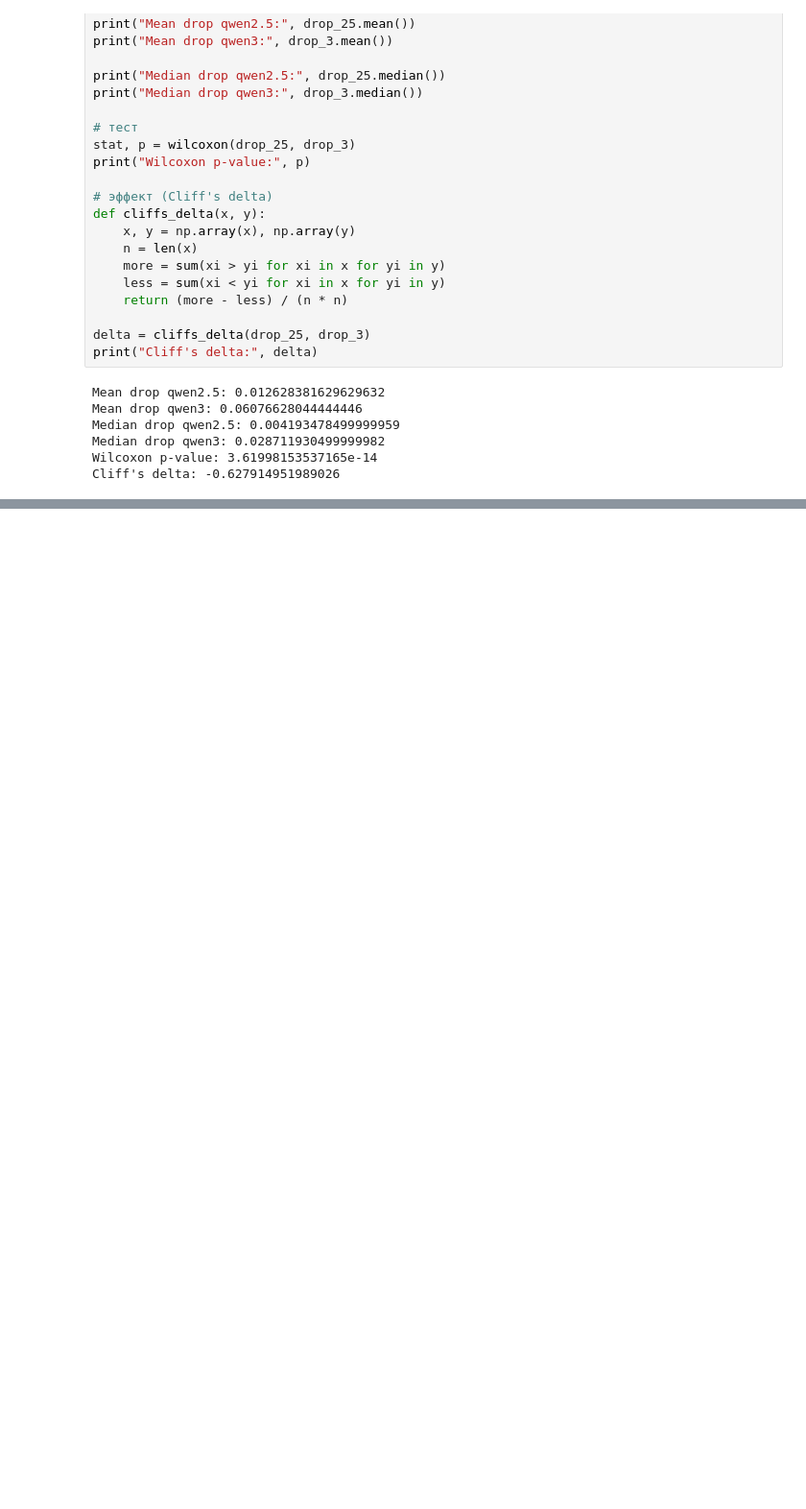
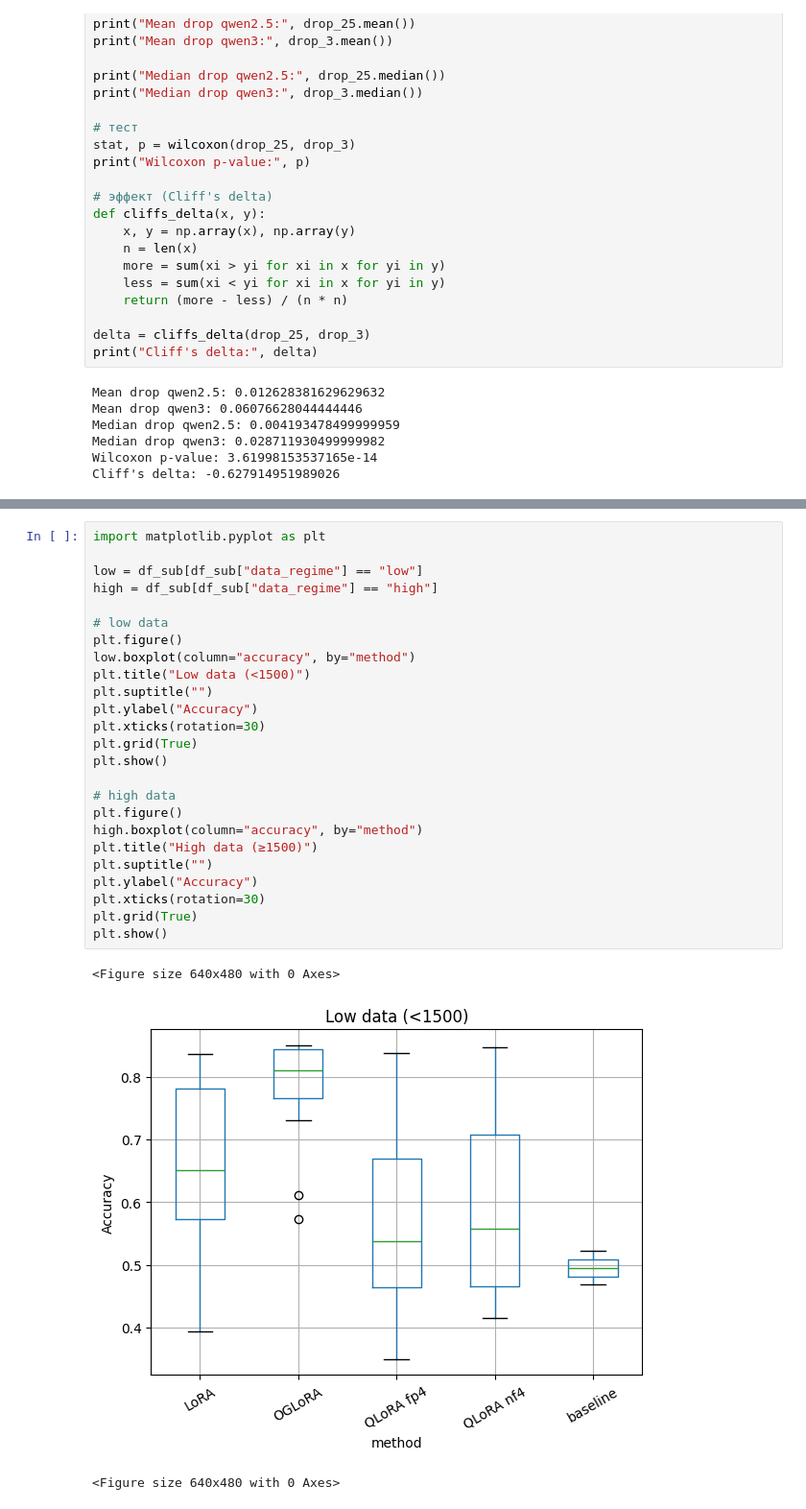
Before and after one commit to Lemekhova/msc-lemekhova, a Jupyter notebook: analitics.ipynb, the cells around one changed output, grey strips where cells are left out. Shown at 96% size. Saved outputs shown, nothing was run; the diff lists cells and outputs as text; blank space fills up the shorter version.

```diff
--- a/analitics.ipynb
+++ b/analitics.ipynb
@@ -1644,0 +1792,29 @@ Cliff's delta: -0.627914951989026
+# %%
+import matplotlib.pyplot as plt
+
+low = df_sub[df_sub["data_regime"] == "low"]
+high = df_sub[df_sub["data_regime"] == "high"]
+
+# low data
+plt.figure()
+low.boxplot(column="accuracy", by="method")
+plt.title("Low data (<1500)")
+plt.suptitle("")
+plt.ylabel("Accuracy")
+plt.xticks(rotation=30)
+plt.grid(True)
+plt.show()
+
+# high data
+plt.figure()
+high.boxplot(column="accuracy", by="method")
+plt.title("High data (≥1500)")
+plt.suptitle("")
+plt.ylabel("Accuracy")
+plt.xticks(rotation=30)
+plt.grid(True)
+plt.show()
+# %% [output]
+<Figure size 640x480 with 0 Axes>
+[figure, added]
+<Figure size 640x480 with 0 Axes>
```
Also changed, not shown: parts of 37 cells of this notebook.
